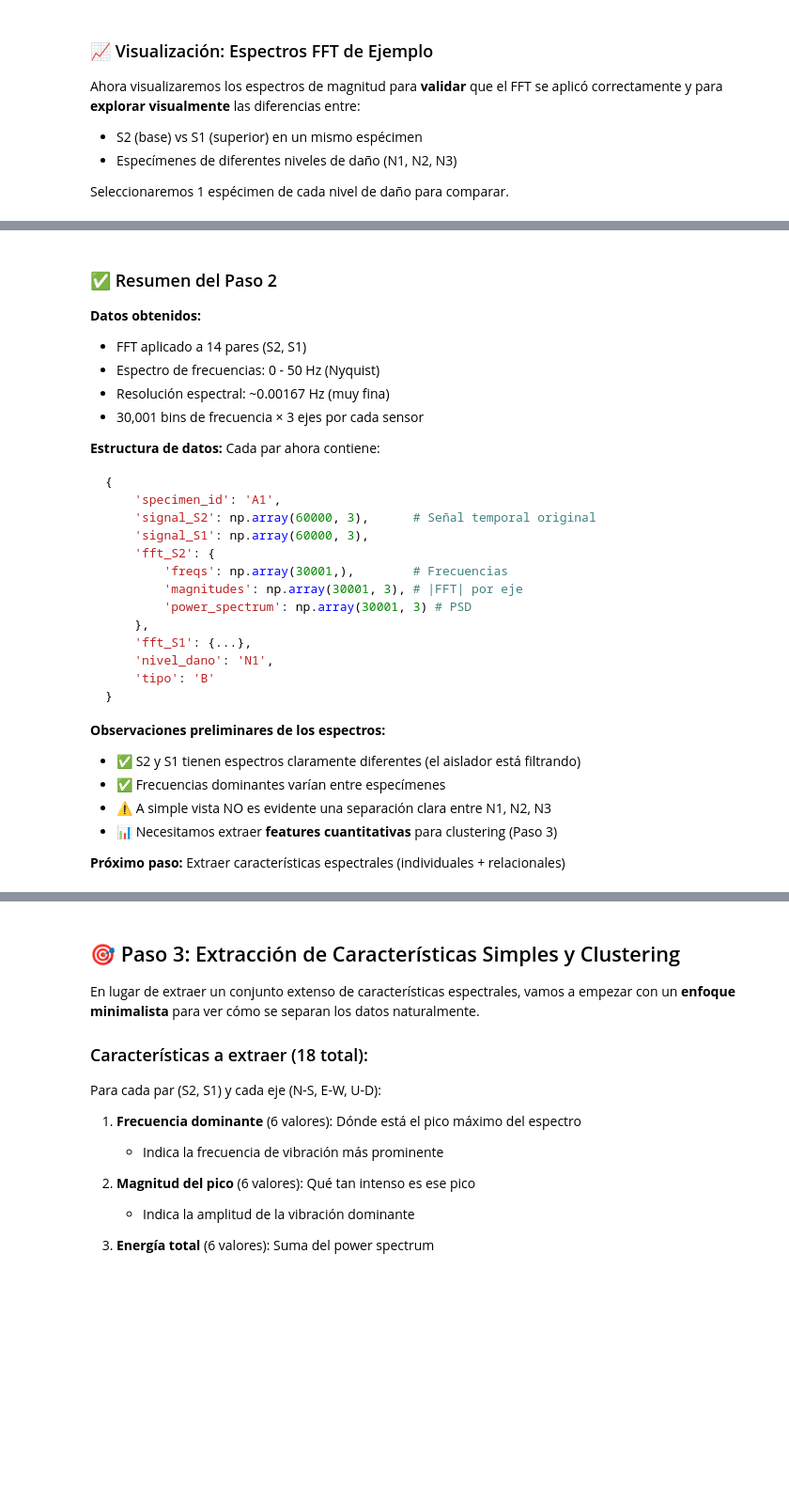
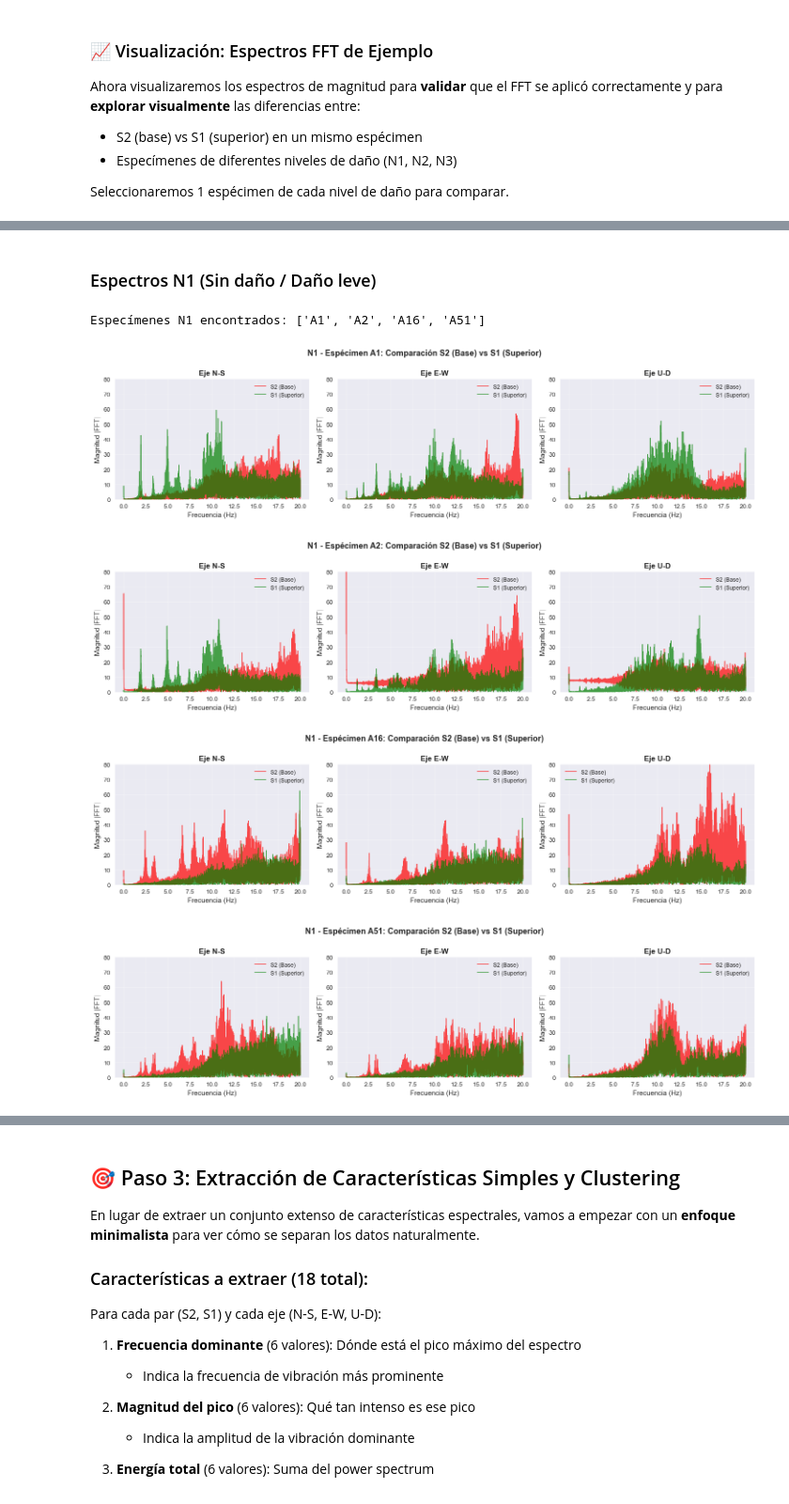
Before and after one commit to giansmart/deepsolation, a Jupyter notebook: src/notebooks/2_clustering_fft_kmeans.ipynb, the cells around one changed output, grey strips where cells are left out. Shown at 94% size. Saved outputs shown, nothing was run; the diff lists cells and outputs as text; code cells hidden in the pictures; blank space fills up the shorter version.

````diff
--- a/src/notebooks/2_clustering_fft_kmeans.ipynb
+++ b/src/notebooks/2_clustering_fft_kmeans.ipynb
@@ -402,34 +391,16 @@ print("   • Si S1 ≈ S2 o S1 > S2 → Posible transferencia anómala (daño)"
-# %% [markdown]
-### ✅ Resumen del Paso 2
-
-**Datos obtenidos:**
-- FFT aplicado a 14 pares (S2, S1)
-- Espectro de frecuencias: 0 - 50 Hz (Nyquist)
-- Resolución espectral: ~0.00167 Hz (muy fina)
-- 30,001 bins de frecuencia × 3 ejes por cada sensor
-
-**Estructura de datos:**
-Cada par ahora contiene:
-```python
-{
-    'specimen_id': 'A1',
-    'signal_S2': np.array(60000, 3),      # Señal temporal original
-    'signal_S1': np.array(60000, 3),
-    'fft_S2': {
-        'freqs': np.array(30001,),        # Frecuencias
-        'magnitudes': np.array(30001, 3), # |FFT| por eje
-        'power_spectrum': np.array(30001, 3) # PSD
-    },
-    'fft_S1': {...},
-    'nivel_dano': 'N1',
-    'tipo': 'B'
-}
-```
-
-**Observaciones preliminares de los espectros:**
-- ✅ S2 y S1 tienen espectros claramente diferentes (el aislador está filtrando)
-- ✅ Frecuencias dominantes varían entre especímenes
-- ⚠️ A simple vista NO es evidente una separación clara entre N1, N2, N3
-- 📊 Necesitamos extraer **features cuantitativas** para clustering (Paso 3)
-
-**Próximo paso:** Extraer características espectrales (individuales + relacionales)
+# %% [markdown]
+### Espectros N1 (Sin daño / Daño leve)
+# %%
+# Visualizar 3 ejemplos de N1
+# specimens_n1 = get_specimens_by_damage(fft_data, 'N1', n=3)
+specimens_n1 = get_specimens_by_id(fft_data, ['A1','A2','A16','A51']) # 2 primer dataset, 2 ultimo dataset
+print(f"Especímenes N1 encontrados: {[s['specimen_id'] for s in specimens_n1]}\n")
+
+for specimen in specimens_n1:
+    plot_fft_specimen(specimen)
+# %% [output]
+Especímenes N1 encontrados: ['A1', 'A2', 'A16', 'A51']
+[figure, added]
+[figure, added]
+[figure, added]
+[figure, added]
````
Also changed, not shown: parts of 24 cells of this notebook, 4 other files.
